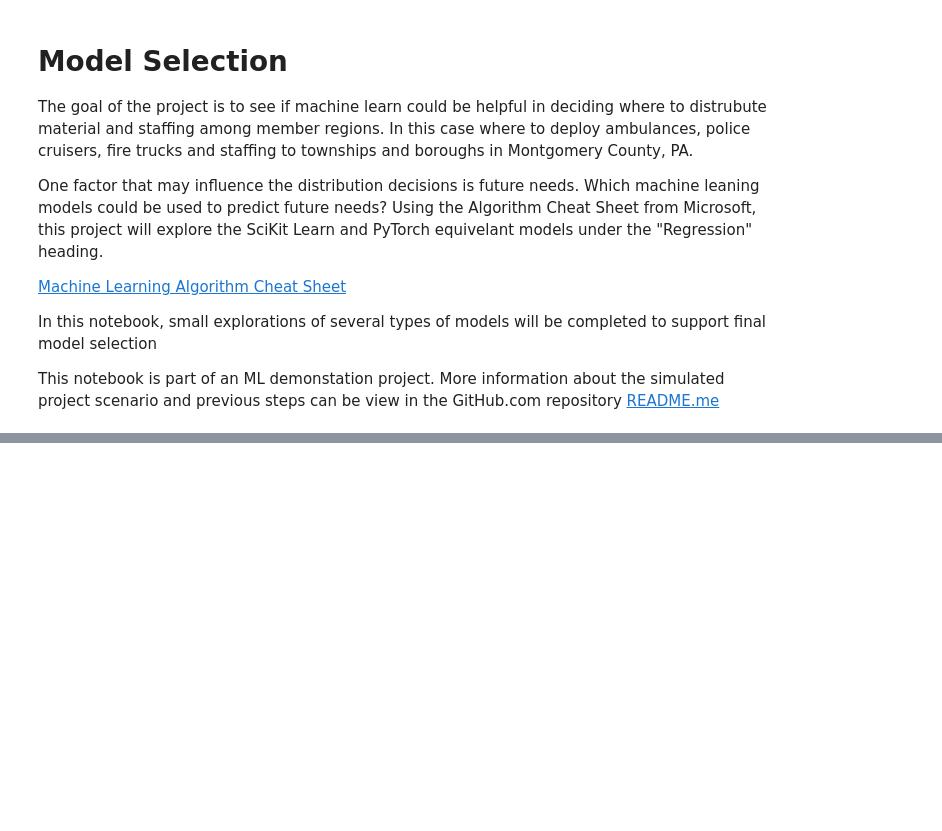
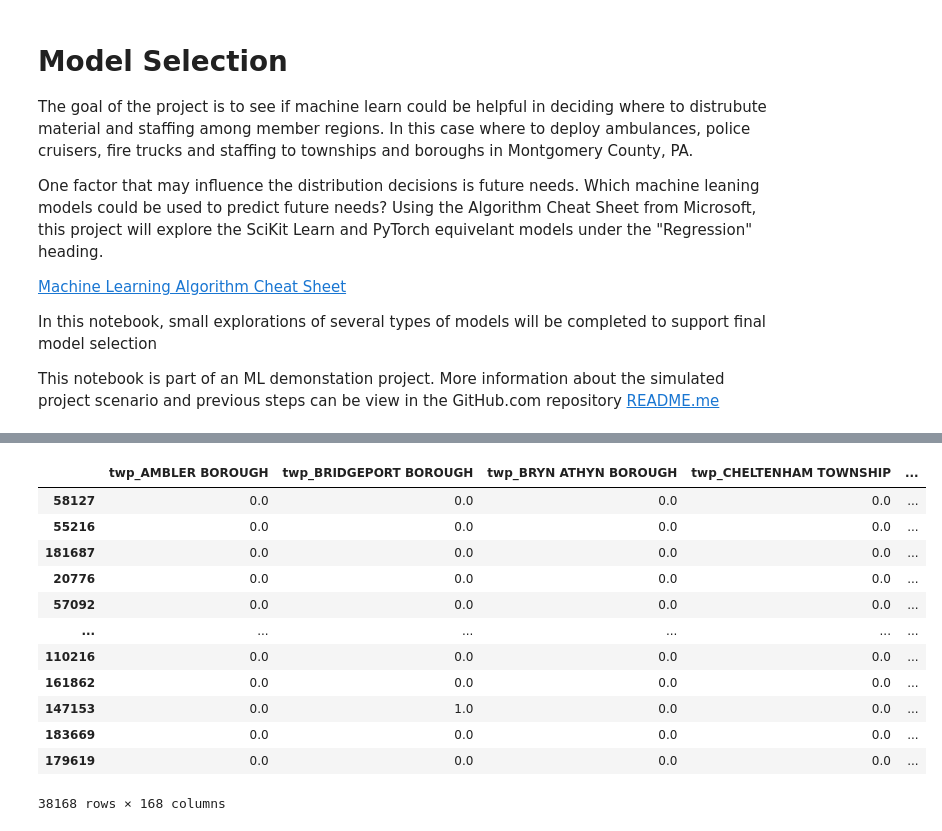
Before and after one commit to thomaspurk/ml-demo-911, a Jupyter notebook: model-selection/model-selection-mcpa-911.ipynb, the cells around one changed output, grey strips where cells are left out. Cells and saved outputs as stored; diff of their text form; code cells hidden in the pictures; blank space fills up the shorter version.

Commit message:
Kaggle Notebook | Model Selection - MCPA 911 | Version 2

```diff
--- a/model-selection/model-selection-mcpa-911.ipynb
+++ b/model-selection/model-selection-mcpa-911.ipynb
@@ -37,0 +51,20 @@ for dirname, _, filenames in os.walk('/kaggle/input'):
+# %%
+# Notebook Step up steps
+
+import scipy
+
+# Prevent Pandas and other warnings from displaying above outputcells, improve readability
+import warnings
+warnings.filterwarnings('ignore')
+
+# Load visualization libraries
+import matplotlib.pyplot as plt
+import seaborn as sns
+%matplotlib inline
+
+# Load the data
+# NOTE: To try sklearn one-hot encoding instead of Pandas getdummies, load processed instead of encoded.
+# df_in_path = '/kaggle/input/emergency-911-calls-mcpa/911-encoded.csv'
+df_in_path = '/kaggle/input/emergency-911-calls-mcpa/911-processed.csv'
+df_911 = pd.read_csv(df_in_path)
+df_911.info() # validate
@@ -37,0 +234,16 @@ for dirname, _, filenames in os.walk('/kaggle/input'):
+# %%
+X_test
+# %% [output]
+|  | twp_AMBLER BOROUGH | twp_BRIDGEPORT BOROUGH | twp_BRYN ATHYN BOROUGH | twp_CHELTENHAM TOWNSHIP | ... |
+| 58127 | 0.0 | 0.0 | 0.0 | 0.0 | ... |
+| 55216 | 0.0 | 0.0 | 0.0 | 0.0 | ... |
+| 181687 | 0.0 | 0.0 | 0.0 | 0.0 | ... |
+| 20776 | 0.0 | 0.0 | 0.0 | 0.0 | ... |
+| 57092 | 0.0 | 0.0 | 0.0 | 0.0 | ... |
+| ... | ... | ... | ... | ... | ... |
+| 110216 | 0.0 | 0.0 | 0.0 | 0.0 | ... |
+| 161862 | 0.0 | 0.0 | 0.0 | 0.0 | ... |
+| 147153 | 0.0 | 1.0 | 0.0 | 0.0 | ... |
+| 183669 | 0.0 | 0.0 | 0.0 | 0.0 | ... |
+| 179619 | 0.0 | 0.0 | 0.0 | 0.0 | ... |
+38168 rows × 168 columns
```
Also changed, not shown: parts of 10 cells of this notebook.
